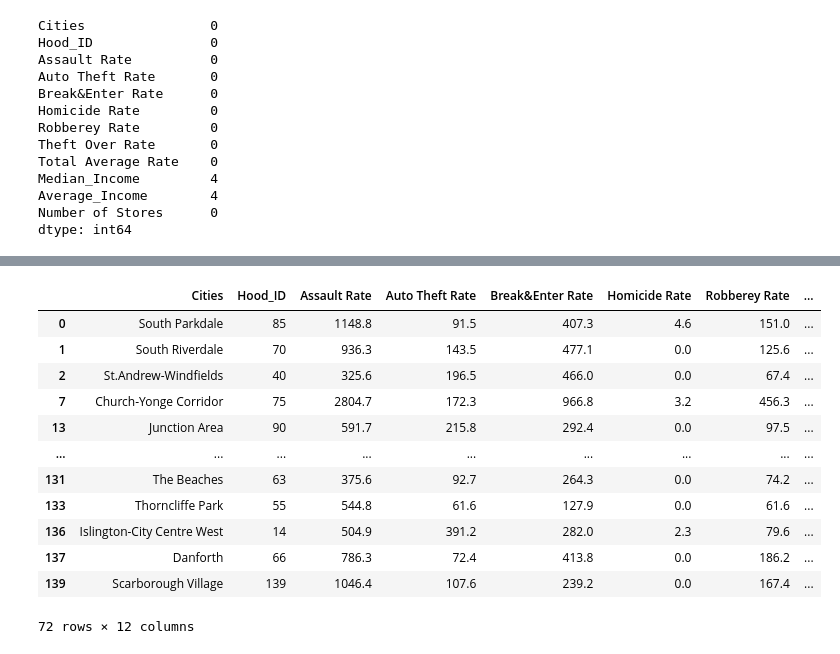
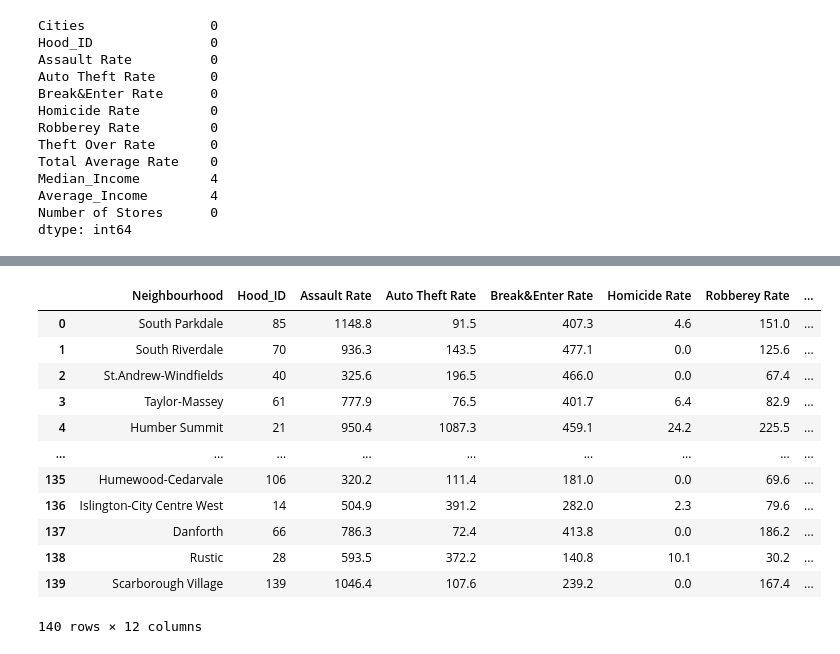
Before and after one commit to saif-gorges/GTA-Crime-and-Income-Analysis, a Jupyter notebook: Data Cleaning/crime_and_income_starbucks.ipynb, the cells around one changed output, grey strips where cells are left out. Saved outputs shown, nothing was run; the diff lists cells and outputs as text; code cells hidden in the pictures.

```diff
--- a/Data Cleaning/crime_and_income_starbucks.ipynb
+++ b/Data Cleaning/crime_and_income_starbucks.ipynb
@@ -97,17 +82,18 @@ income_crime_starbucks
-# %%
-income_crime_starbucks_df = income_crime_starbucks[income_crime_starbucks['Number of Stores'] != 0.0]
-income_crime_starbucks_df
-# %% [output]
-|  | Cities | Hood_ID | Assault Rate | Auto Theft Rate | Break&Enter Rate | Homicide Rate | Robberey Rate | ... |
-| 0 | South Parkdale | 85 | 1148.8 | 91.5 | 407.3 | 4.6 | 151.0 | ... |
-| 1 | South Riverdale | 70 | 936.3 | 143.5 | 477.1 | 0.0 | 125.6 | ... |
-| 2 | St.Andrew-Windfields | 40 | 325.6 | 196.5 | 466.0 | 0.0 | 67.4 | ... |
-| 7 | Church-Yonge Corridor | 75 | 2804.7 | 172.3 | 966.8 | 3.2 | 456.3 | ... |
-| 13 | Junction Area | 90 | 591.7 | 215.8 | 292.4 | 0.0 | 97.5 | ... |
-| ... | ... | ... | ... | ... | ... | ... | ... | ... |
-| 131 | The Beaches | 63 | 375.6 | 92.7 | 264.3 | 0.0 | 74.2 | ... |
-| 133 | Thorncliffe Park | 55 | 544.8 | 61.6 | 127.9 | 0.0 | 61.6 | ... |
-| 136 | Islington-City Centre West | 14 | 504.9 | 391.2 | 282.0 | 2.3 | 79.6 | ... |
-| 137 | Danforth | 66 | 786.3 | 72.4 | 413.8 | 0.0 | 186.2 | ... |
-| 139 | Scarborough Village | 139 | 1046.4 | 107.6 | 239.2 | 0.0 | 167.4 | ... |
-72 rows × 12 columns
+# %%
+income_crime_starbucks = income_crime_starbucks.rename(columns={"Cities" : "Neighbourhood",
+                                                                "Number of Stores" : "Number of Starbucks Stores"})
+income_crime_starbucks
+# %% [output]
+|  | Neighbourhood | Hood_ID | Assault Rate | Auto Theft Rate | Break&Enter Rate | Homicide Rate | Robberey Rate | ... |
+| 0 | South Parkdale | 85 | 1148.8 | 91.5 | 407.3 | 4.6 | 151.0 | ... |
+| 1 | South Riverdale | 70 | 936.3 | 143.5 | 477.1 | 0.0 | 125.6 | ... |
+| 2 | St.Andrew-Windfields | 40 | 325.6 | 196.5 | 466.0 | 0.0 | 67.4 | ... |
+| 3 | Taylor-Massey | 61 | 777.9 | 76.5 | 401.7 | 6.4 | 82.9 | ... |
+| 4 | Humber Summit | 21 | 950.4 | 1087.3 | 459.1 | 24.2 | 225.5 | ... |
+| ... | ... | ... | ... | ... | ... | ... | ... | ... |
+| 135 | Humewood-Cedarvale | 106 | 320.2 | 111.4 | 181.0 | 0.0 | 69.6 | ... |
+| 136 | Islington-City Centre West | 14 | 504.9 | 391.2 | 282.0 | 2.3 | 79.6 | ... |
+| 137 | Danforth | 66 | 786.3 | 72.4 | 413.8 | 0.0 | 186.2 | ... |
+| 138 | Rustic | 28 | 593.5 | 372.2 | 140.8 | 10.1 | 30.2 | ... |
+| 139 | Scarborough Village | 139 | 1046.4 | 107.6 | 239.2 | 0.0 | 167.4 | ... |
+140 rows × 12 columns
```
Also changed, not shown: parts of 12 cells of this notebook, 5 other files.
